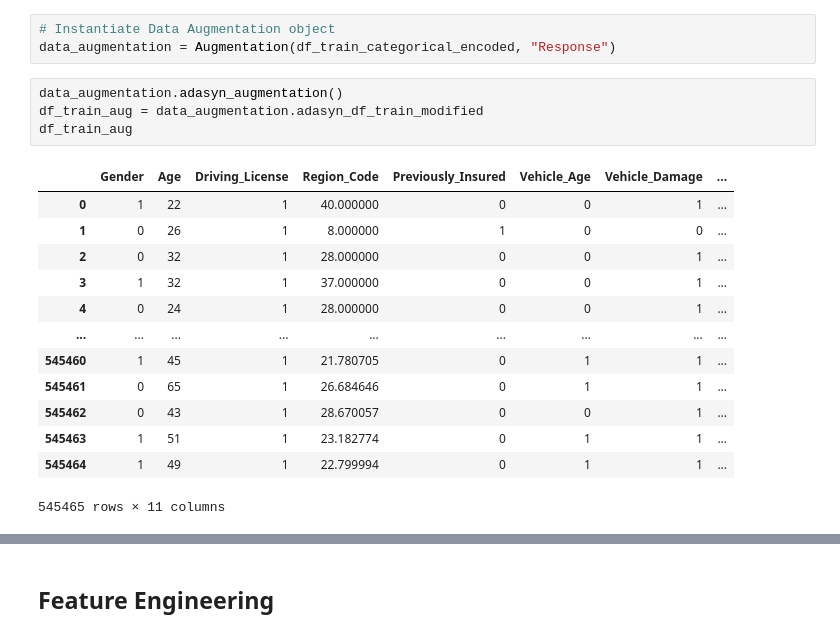
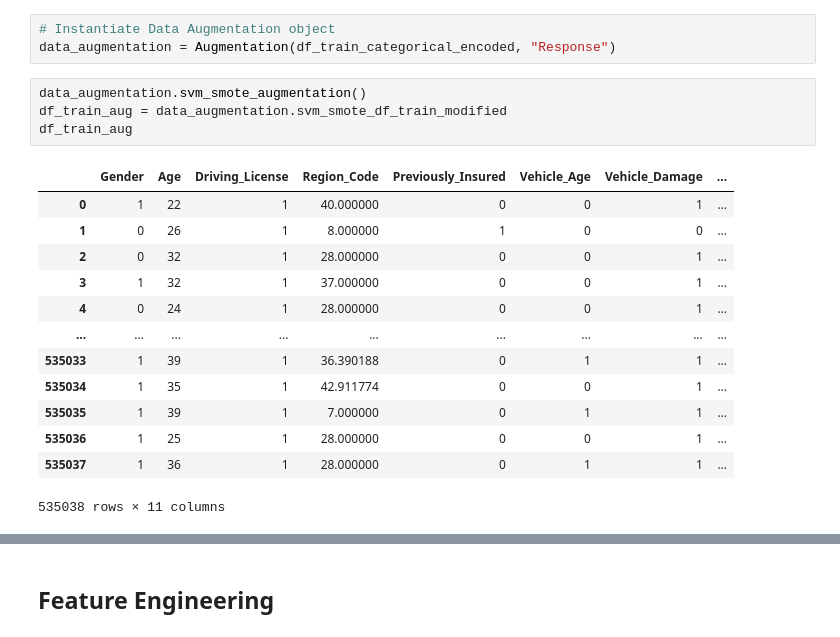
Before and after one commit to HugoTex98/Health-Insurance-Cross-Sell-Prediction, a Jupyter notebook: Health_Insurance_Cross_Sell_Prediction.ipynb, the cells around one changed output, grey strips where cells are left out. Saved outputs shown, nothing was run; the diff lists cells and outputs as text.

```diff
--- a/Health_Insurance_Cross_Sell_Prediction.ipynb
+++ b/Health_Insurance_Cross_Sell_Prediction.ipynb
@@ -979,20 +1131,20 @@ Once the categorical variables are encoded, let's proceed to Data Augmentation.
 # Instantiate Data Augmentation object
 data_augmentation = Augmentation(df_train_categorical_encoded, "Response")
 # %%
-data_augmentation.adasyn_augmentation()
-df_train_aug = data_augmentation.adasyn_df_train_modified
+data_augmentation.svm_smote_augmentation()
+df_train_aug = data_augmentation.svm_smote_df_train_modified
 df_train_aug
 # %% [output]
 |  | Gender | Age | Driving_License | Region_Code | Previously_Insured | Vehicle_Age | Vehicle_Damage | ... |
 | 0 | 1 | 22 | 1 | 40.000000 | 0 | 0 | 1 | ... |
 | 1 | 0 | 26 | 1 | 8.000000 | 1 | 0 | 0 | ... |
 | 2 | 0 | 32 | 1 | 28.000000 | 0 | 0 | 1 | ... |
 | 3 | 1 | 32 | 1 | 37.000000 | 0 | 0 | 1 | ... |
 | 4 | 0 | 24 | 1 | 28.000000 | 0 | 0 | 1 | ... |
 | ... | ... | ... | ... | ... | ... | ... | ... | ... |
-| 545460 | 1 | 45 | 1 | 21.780705 | 0 | 1 | 1 | ... |
-| 545461 | 0 | 65 | 1 | 26.684646 | 0 | 1 | 1 | ... |
-| 545462 | 0 | 43 | 1 | 28.670057 | 0 | 0 | 1 | ... |
-| 545463 | 1 | 51 | 1 | 23.182774 | 0 | 1 | 1 | ... |
-| 545464 | 1 | 49 | 1 | 22.799994 | 0 | 1 | 1 | ... |
+| 535033 | 1 | 39 | 1 | 36.390188 | 0 | 1 | 1 | ... |
+| 535034 | 1 | 35 | 1 | 42.911774 | 0 | 0 | 1 | ... |
+| 535035 | 1 | 39 | 1 | 7.000000 | 0 | 1 | 1 | ... |
+| 535036 | 1 | 25 | 1 | 28.000000 | 0 | 0 | 1 | ... |
+| 535037 | 1 | 36 | 1 | 28.000000 | 0 | 1 | 1 | ... |
-545465 rows × 11 columns
+535038 rows × 11 columns
```
Also changed, not shown: parts of 46 cells of this notebook.
